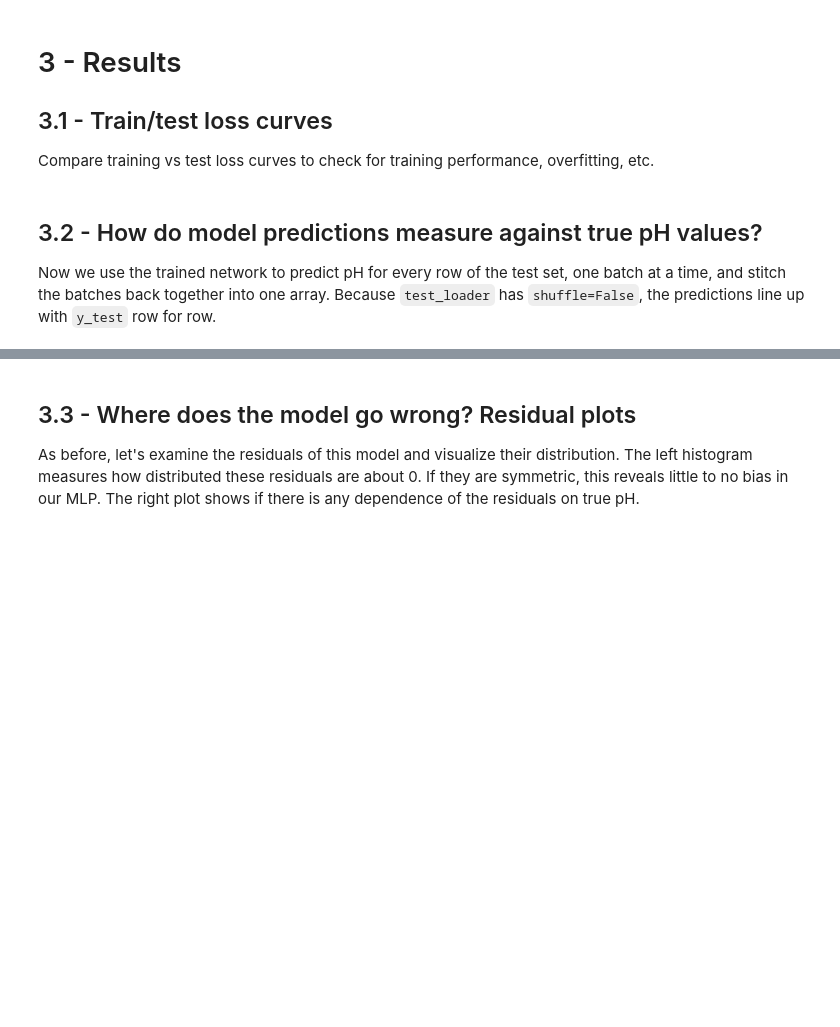
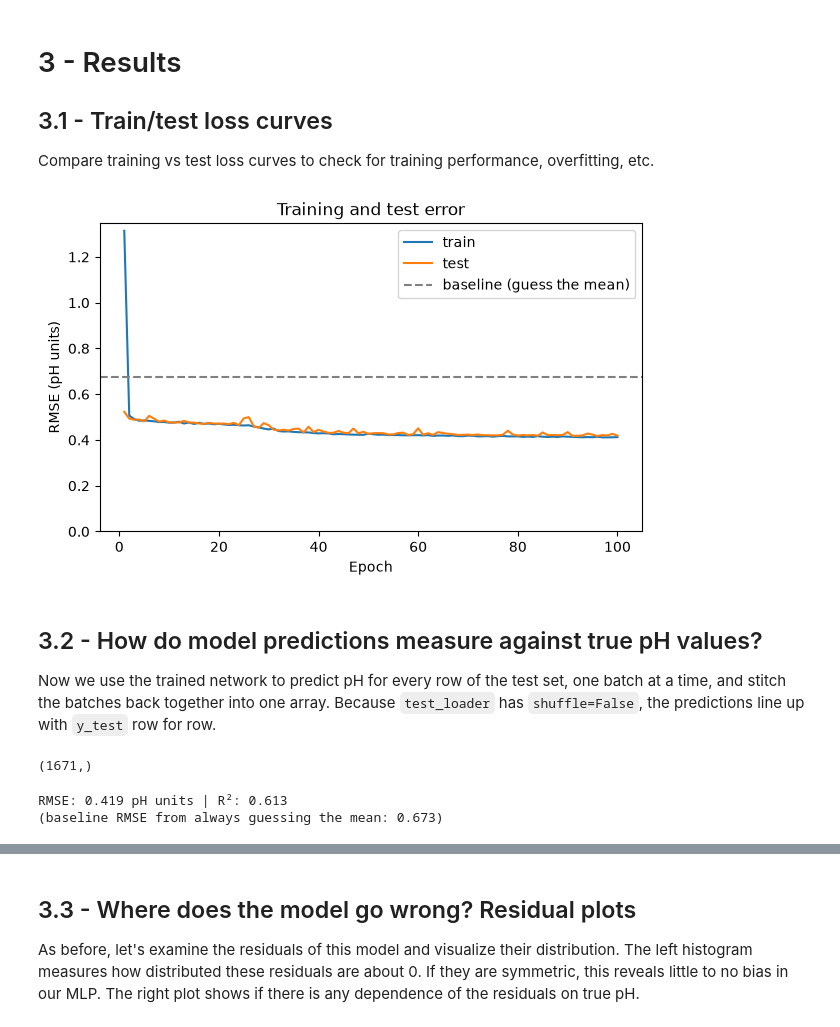
Before and after one commit to William-FJX/GEOL415, a Jupyter notebook: lab12/lab12_student.ipynb, the cells around one changed output, grey strips where cells are left out. Saved outputs shown, nothing was run; the diff lists cells and outputs as text; code cells hidden in the pictures; blank space fills up the shorter version.

```diff
--- a/lab12/lab12_student.ipynb
+++ b/lab12/lab12_student.ipynb
@@ -143,14 +172,14 @@ The layer between input and output is called the **hidden layer**, and its numbe
 class NeuralNetwork(nn.Module):
     def __init__(self, input_size, hidden_size, output_size):
         super().__init__()
-        self.l1 = nn.Linear(____, ____)    # first layer
+        self.l1 = nn.Linear(input_size, hidden_size)    # first layer
         self.relu = nn.ReLU()              # activation function (done for you)
-        self.l2 = nn.Linear(____, ____)    # second layer
+        self.l2 = nn.Linear(hidden_size, output_size)    # second layer
 
     def forward(self, x):
-        out = self.l1(____) # pass x through layer 1
-        out = self.____(out) # use the relu function to ensure nonnegativity
-        out = self.l2(____) # pass out through layer 2
+        out = self.l1(x) # pass x through layer 1
+        out = self.relu(out) # use the relu function to ensure nonnegativity
+        out = self.l2(out) # pass out through layer 2
         # No activation function at the end (regression).
         return out
 # %% [markdown]
@@ -161,15 +190,15 @@ This is part "making sure the math in the neural network works mechanically" and
 HINT: the `.shape` method is your friend for figuring out num inputs. For num outputs, what are we predicting here?
 # %%
 # set the sizes of the network.
-num_inputs = ____
-num_outputs = ____
-hidden_layer_size = ____
+num_inputs = X_train.shape[1]
+num_outputs = 1
+hidden_layer_size = 30
 # %% [markdown]
 ## 2.2 - Create the model and look at its shape
 # %%
 #  create an instance of your NeuralNetwork class using the three size variables
 
-model = NeuralNetwork(____, ____, ____)
+model = NeuralNetwork(num_inputs, hidden_layer_size, num_outputs)
 print(model)
 
 # Total parameters (done for you)
@@ -224,19 +264,19 @@ def train_one_epoch():
     for inputs, labels in train_loader:
 
         # 1. Zero your gradients for every batch. HINT; .zero_grad() the optim above
-        optim.___()
+        optim.zero_grad()
 
         # 2. Make predictions for this batch
-        outputs = model(___)
+        outputs = model(inputs)
 
         # 3. Compute the loss (predictions first, then true values)
-        loss = loss_fn(___, ___)
+        loss = loss_fn(outputs, labels)
 
         # 4. Compute the gradients
-        loss.___()
+        loss.backward()
 
         # 5. Adjust learning weights
-        optim.___()
+        optim.step()
 
         # keep track of the loss (done for you; weighted by batch size since the last
         # batch may be smaller)
@@ -283,19 +335,21 @@ Compare training vs test loss curves to check for training performance, overfitt
 # %%
 fig, ax = plt.subplots(figsize=(7, 4))
 
 #plot train loss
-ax.plot(range(1, EPOCHS + 1), ___, label='train')
+ax.plot(range(1, EPOCHS + 1), train_losses, label='train')
 # plot test losses
-ax.plot(range(1, EPOCHS + 1), ____, label='test')
+ax.plot(range(1, EPOCHS + 1), test_losses, label='test')
 
 # this shows, again, guessing the mean train pH every time
 ax.axhline(baseline_rmse, color='gray', linestyle='--', label='baseline (guess the mean)')
 ax.set_ylim(0, 2 * baseline_rmse)   # zoom in: the first epochs start much higher
-ax.set_xlabel('___')
-ax.set_ylabel('___')
+ax.set_xlabel('Epoch')
+ax.set_ylabel('RMSE (pH units)')
 ax.set_title('Training and test error')
 ax.legend()
 plt.show()
+# %% [output]
+[figure, added]
 # %% [markdown]
 ## 3.2 - How do model predictions measure against true pH values?
 
@@ -311,17 +365,22 @@ model.eval()
 preds = []
 with torch.no_grad():
     for X_batch, _ in test_loader:
-        preds.append(model(___))    # model output for this X_batch
+        preds.append(model(X_batch))    # model output for this X_batch
 
 # stitch the batches together and convert to a 1D numpy array (done for you)
 nn_preds = torch.cat(preds).squeeze().numpy()
 print(nn_preds.shape)   # should match y_test.shape
+# %% [output]
+(1671,)
 # %%
 # score the predictions against the true test-set pH values.
-rmse = np.sqrt(mean_squared_error(____, ____)) # true, then predicted
-r2 = r2_score(____, ____) # true, then predicted
+rmse = np.sqrt(mean_squared_error(y_test, nn_preds)) # true, then predicted
+r2 = r2_score(y_test, nn_preds) # true, then predicted
 print(f"RMSE: {rmse:.3f} pH units | R²: {r2:.3f}")
 print(f"(baseline RMSE from always guessing the mean: {baseline_rmse:.3f})")
+# %% [output]
+RMSE: 0.419 pH units | R²: 0.613
+(baseline RMSE from always guessing the mean: 0.673)
 # %%
 # scatter plot of observed vs. predicted pH, with a 1:1 reference line.
 
```
Also changed, not shown: parts of 14 cells of this notebook.
